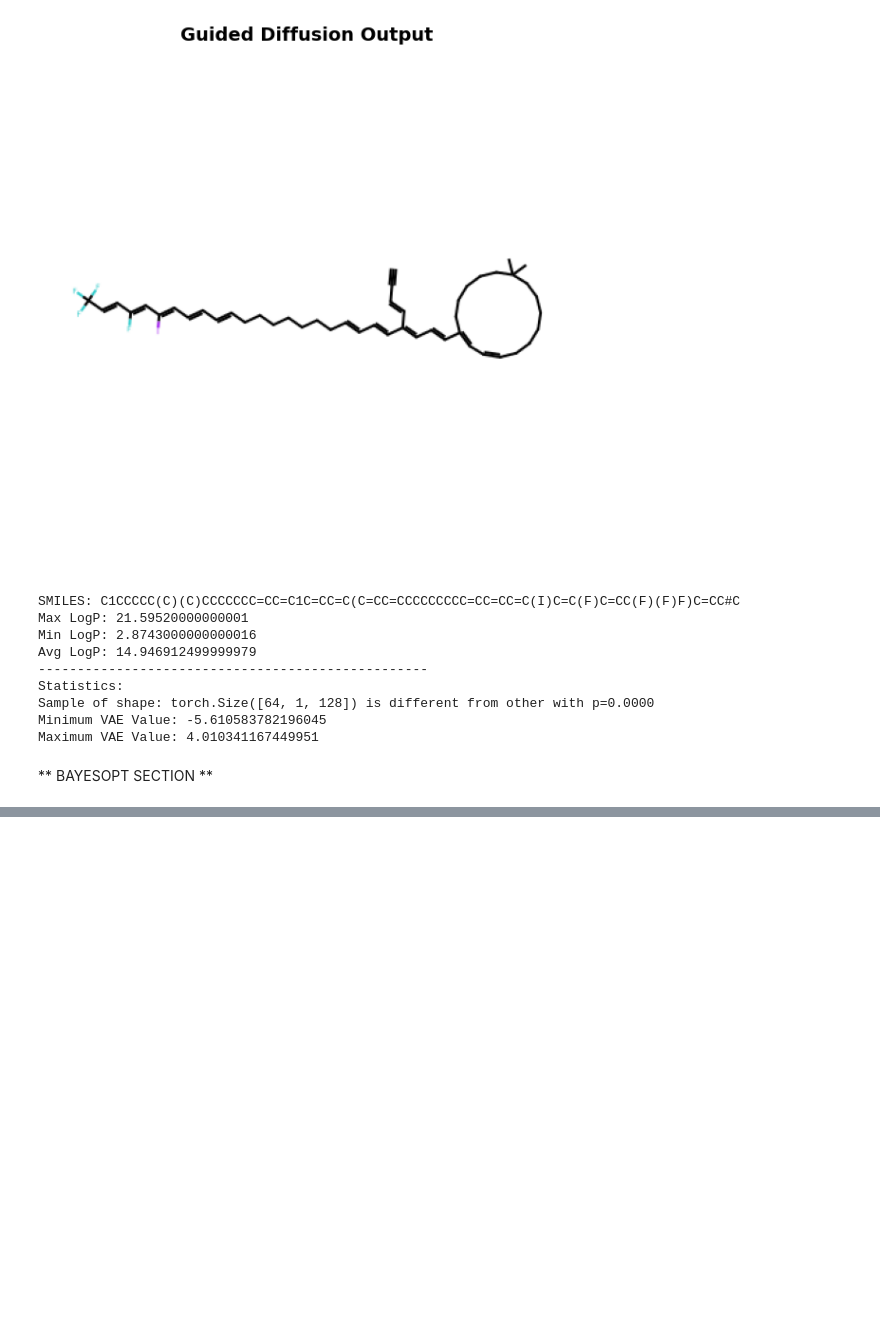
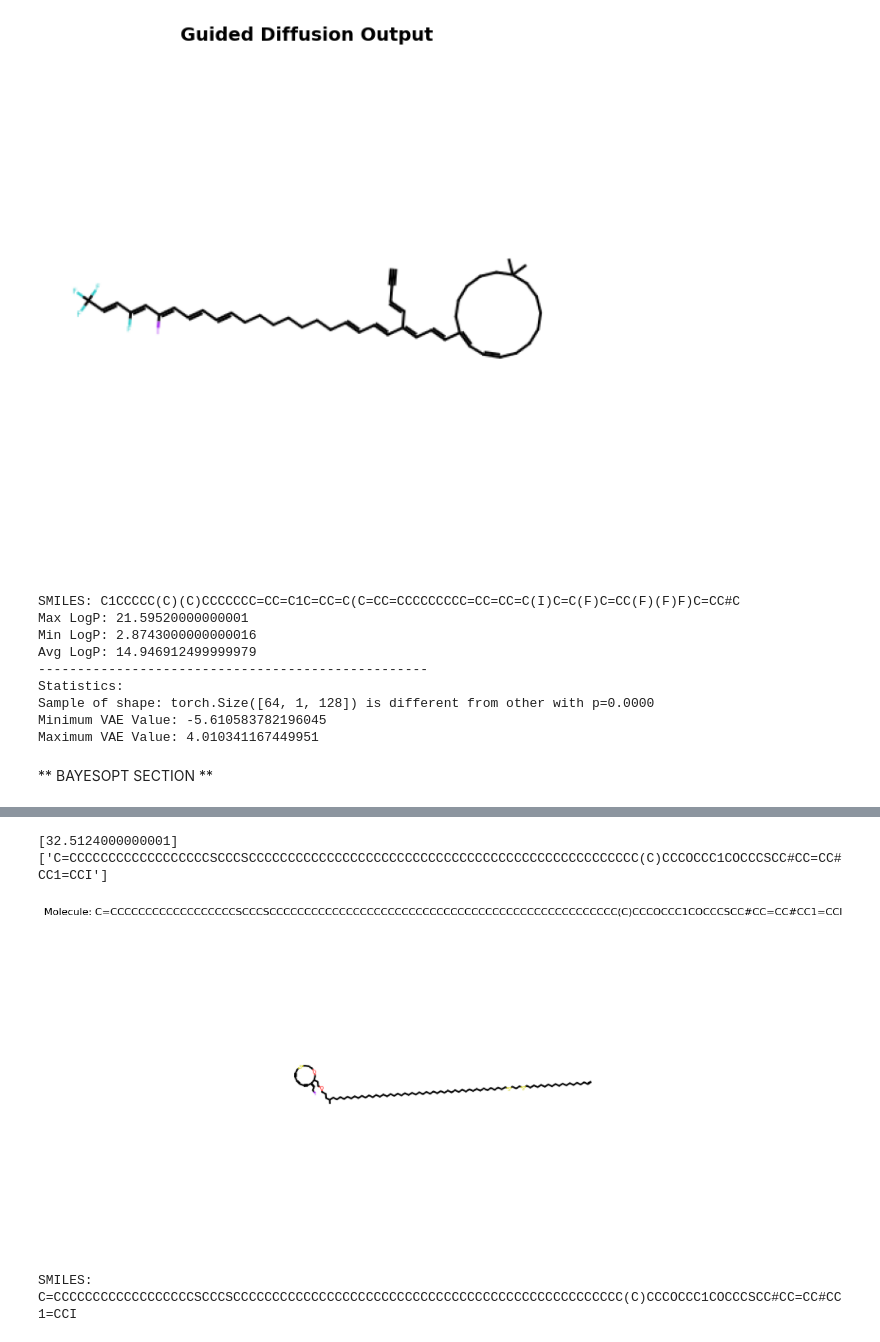
Before and after one commit to Daytae/GDProject, a Jupyter notebook: guided_diffusion_notebook.ipynb, the cells around one changed output, grey strips where cells are left out. Cells and saved outputs as stored; diff of their text form; code cells hidden in the pictures; blank space fills up the shorter version.

```diff
--- a/guided_diffusion_notebook.ipynb
+++ b/guided_diffusion_notebook.ipynb
@@ -147,3 +147,21 @@ from botorch.models import SingleTaskGP
 from gpytorch.priors import LogNormalPrior
 from botorch.utils.transforms import normalize, unnormalize
 from torch.optim import SGD
+
+LATENT_DATASET_LOCATION = "data/latents_pair_dataset_1"
+LOGP_LABEL_DATASET_LOCATION = "data/logp_pair_dataset_1"
+
+X_all_data = torch.load(LATENT_DATASET_LOCATION, weights_only=True)
+Y_all_data = torch.load(LOGP_LABEL_DATASET_LOCATION, weights_only=True)
+
+def get_initial_data(num_initial_datapoints=100):
+    Xs = X_all_data[:num_initial_datapoints].reshape(-1,128).clone().double().to(device)
+    Ys = Y_all_data[:num_initial_datapoints].reshape(-1,1).clone().double().to(device)
+    return Xs, Ys
+
+vae = vae.double().to(device)
+obj_func = lambda smiles : calculate_logp(smiles, invalid_token=0.0)
+
+d = 128
+bounds = torch.tensor([[-3.0] * d, [3.0] * d], device=device, dtype=torch.float64)
+unit_bounds = torch.tensor([[0.0] * d, [1.0] * d], device=device, dtype=torch.float64)
@@ -162,7 +167,0 @@ def get_initial_data(num_initial_datapoints=100):
-# %%
-vae = vae.double().to(device)
-obj_func = lambda smiles : calculate_logp(smiles, invalid_token=0.0)
-
-d = 128
-bounds = torch.tensor([[-5.0] * d, [5.0] * d], device=device, dtype=torch.float64)
-unit_bounds = torch.tensor([[0.0] * d, [1.0] * d], device=device, dtype=torch.float64)
@@ -402,0 +572,2 @@ KeyboardInterrupt:
+# %%
+z = unnormalize(bayesopt.X[bayesopt.Y.argmax()], bounds=bounds)
@@ -402,0 +577,12 @@ KeyboardInterrupt:
+# %%
+smile = mv.latent_to_smiles(z, vae=vae)
+logp = latent_to_logp(z, vae=vae)
+print(logp)
+print(smile)
+
+vis.display_molecule(smile[0])
+# %% [output]
+[32.5124000000001]
+['C=CCCCCCCCCCCCCCCCCCSCCCSCCCCCCCCCCCCCCCCCCCCCCCCCCCCCCCCCCCCCCCCCCCCCCCCCC(C)CCCOCCC1COCCCSCC#CC=CC#CC1=CCI']
+[figure, added]
+SMILES: C=CCCCCCCCCCCCCCCCCCSCCCSCCCCCCCCCCCCCCCCCCCCCCCCCCCCCCCCCCCCCCCCCCCCCCCCCC(C)CCCOCCC1COCCCSCC#CC=CC#CC1=CCI
```
Also changed, not shown: parts of 12 cells of this notebook, 32 other files.
